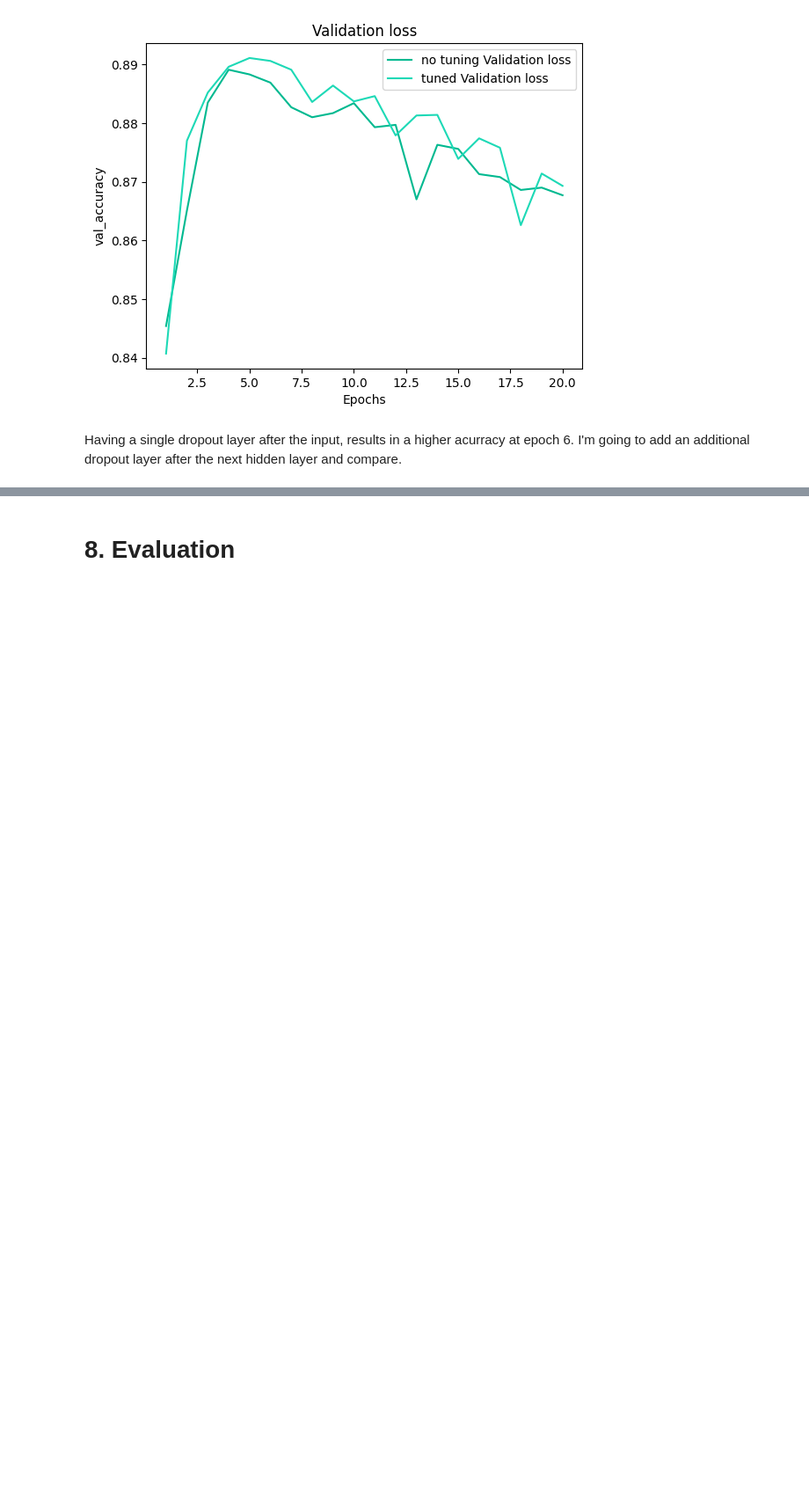
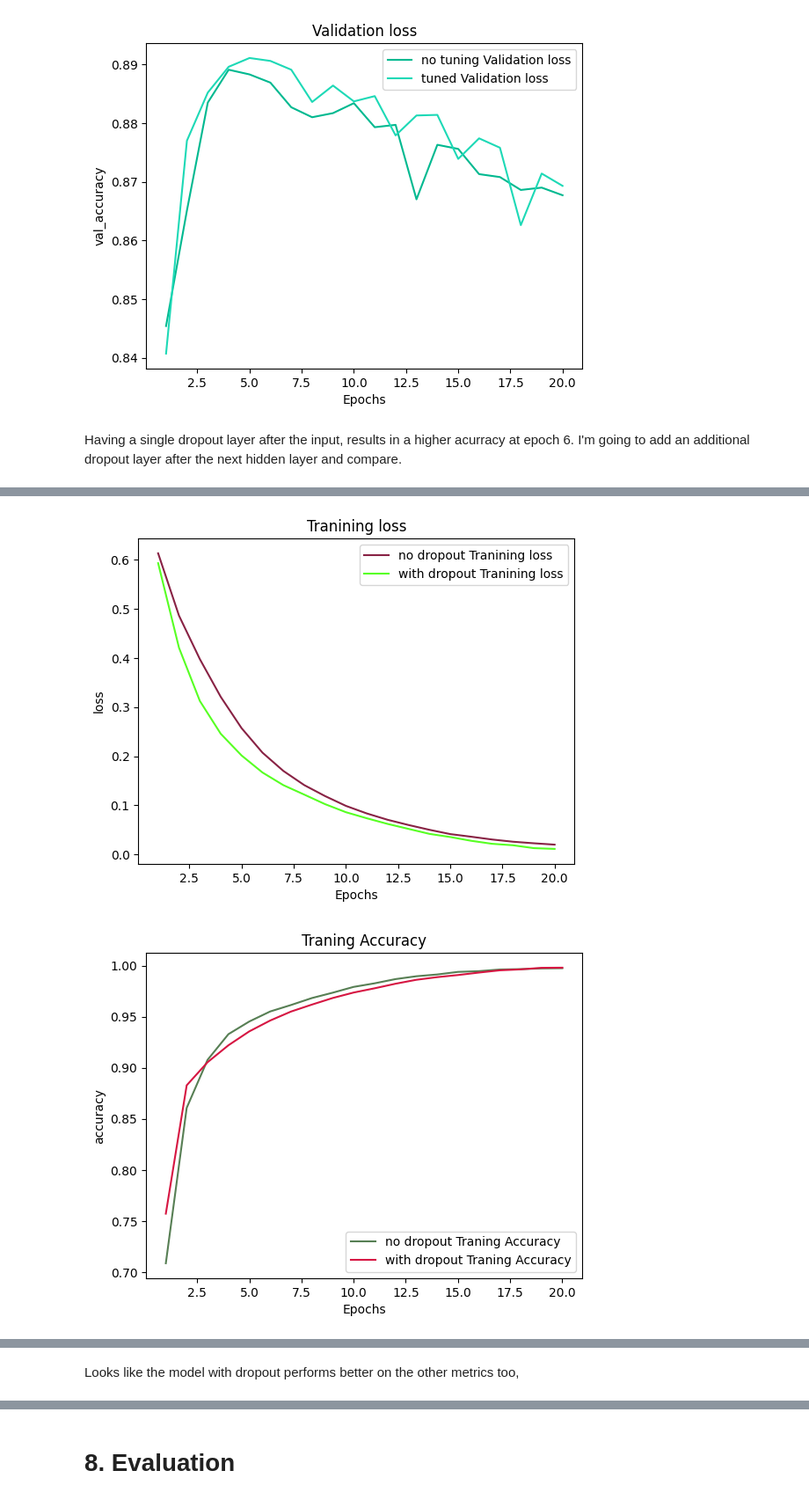
Before and after one commit to estebangarcia/cm3015-final, a Jupyter notebook: imdb_final.ipynb, the cells around one changed output, grey strips where cells are left out. Shown at 88% size. Cells and saved outputs as stored; diff of their text form; code cells hidden in the pictures; blank space fills up the shorter version.

```diff
--- a/imdb_final.ipynb
+++ b/imdb_final.ipynb
@@ -596,0 +569,26 @@ Epoch 20/20
+# %%
+def plot_with_previous_additional_metrics(epochs, previous_history, current_history, previous_label="", current_label=""):
+    metrics = {"loss": "Tranining loss", "accuracy": "Traning Accuracy", 'val_loss': "Validation loss", 'val_accuracy': "Validation accuracy", 'val_precision': "Validation Precision", "val_recall": "Validation Recall"}
+
+    for m in metrics:
+        plt.plot(epochs, previous_history.history[m], label=f"{previous_label} {metrics[m]}", color=np.random.rand(3,))
+        plt.plot(epochs, current_history.history[m], label=f"{current_label} {metrics[m]}", color=np.random.rand(3,))
+        plt.title(metrics[m])
+        plt.xlabel('Epochs')
+        plt.ylabel(m)
+
+        plt.legend()
+        plt.show()
+
+from keras import metrics
+
+model = models.Sequential()
+model.add(layers.Dense(8, activation='relu', input_shape=(10000,)))
+model.add(layers.Dropout(0.01))
+model.add(layers.Dense(8, activation='relu'))
+model.add(layers.Dense(4, activation='relu'))
+model.add(layers.Dense(1, activation='sigmoid'))
+
+model.compile(optimizer='rmsprop', loss='binary_crossentropy', metrics=['accuracy', metrics.Precision(name="precision"), metrics.Recall(name="recall")])
+
+tuning_fourth_iteration_with_additional_metrics = model.fit(partial_x_train, partial_y_train, epochs=20, batch_size=512, validation_data=(x_val, y_val))
@@ -596,0 +613,10 @@ Epoch 20/20
+# %%
+model = models.Sequential()
+model.add(layers.Dense(8, activation='relu', input_shape=(10000,)))
+model.add(layers.Dense(8, activation='relu'))
+model.add(layers.Dense(4, activation='relu'))
+model.add(layers.Dense(1, activation='sigmoid'))
+
+model.compile(optimizer='rmsprop', loss='binary_crossentropy', metrics=['accuracy', metrics.Precision(name="precision"), metrics.Recall(name="recall")])
+
+third_iteration_with_additional_metrics = model.fit(partial_x_train, partial_y_train, epochs=20, batch_size=512, validation_data=(x_val, y_val))
@@ -596,0 +641,5 @@ Epoch 20/20
+# %%
+plot_with_previous_additional_metrics(epochs=epochs, previous_history=third_iteration_with_additional_metrics, current_history=tuning_fourth_iteration_with_additional_metrics, previous_label="no dropout", current_label="with dropout")
+# %% [output]
+[figure, added]
+[figure, added]
@@ -597 +650,3 @@ Epoch 20/20
+# %% [markdown]
+Looks like the model with dropout performs better on the other metrics too,
 # %%
```
Also changed, not shown: parts of 31 cells of this notebook.
